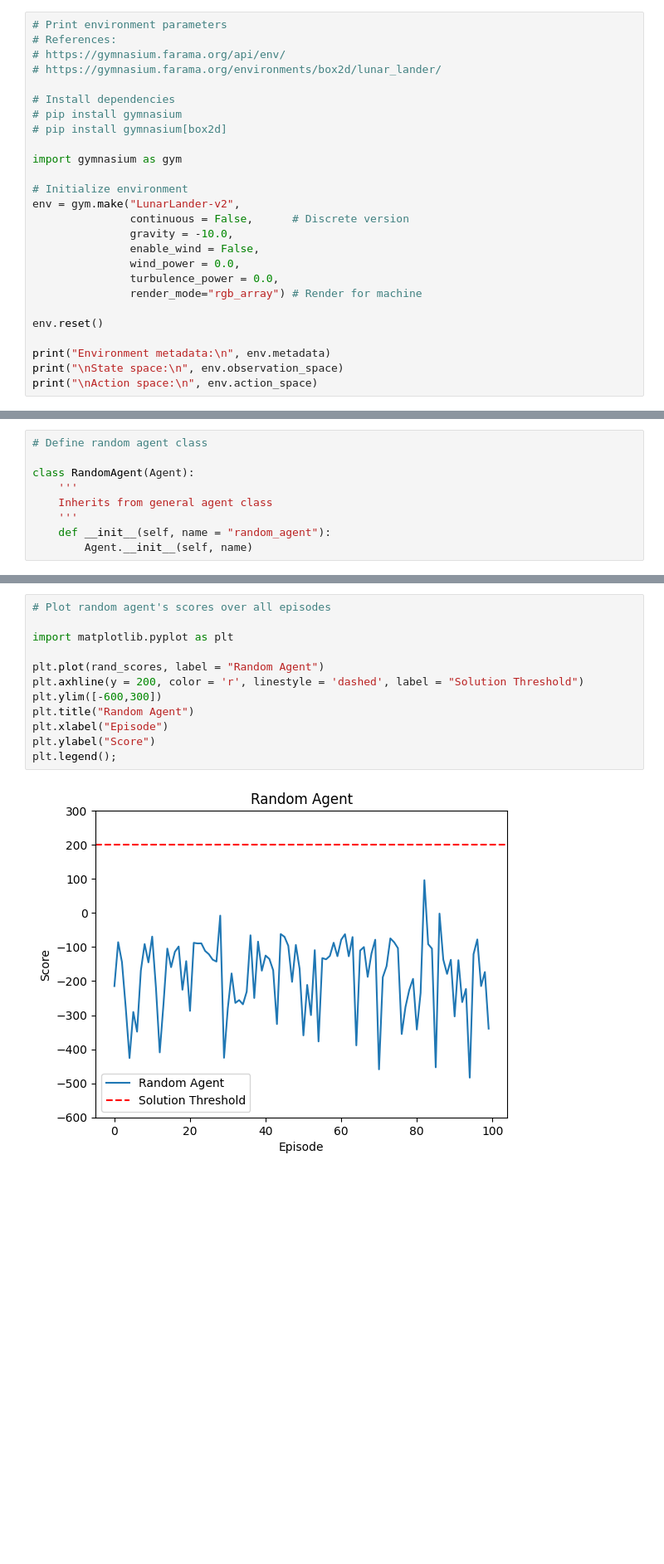
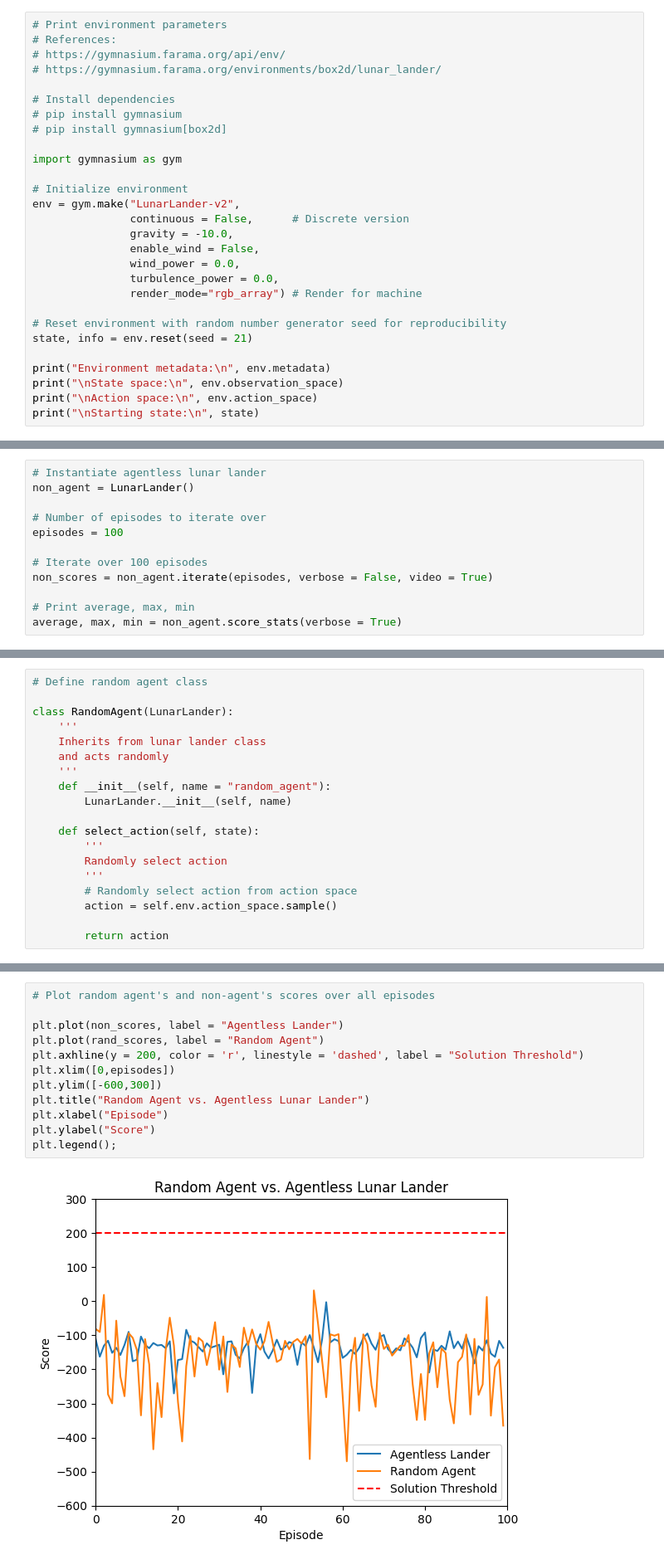
Before and after one commit to jaki9292/rl-project, a Jupyter notebook: project.ipynb, the cells around one changed output, grey strips where cells are left out. Shown at 83% size. Saved outputs shown, nothing was run; the diff lists cells and outputs as text; blank space fills up the shorter version.

Commit message:
add nonagent and tweak reflex agent

```diff
--- a/project.ipynb
+++ b/project.ipynb
@@ -47,11 +47,13 @@ env = gym.make("LunarLander-v2",
                turbulence_power = 0.0,
                render_mode="rgb_array") # Render for machine
 
-env.reset()
+# Reset environment with random number generator seed for reproducibility
+state, info = env.reset(seed = 21)
 
 print("Environment metadata:\n", env.metadata)
 print("\nState space:\n", env.observation_space)
 print("\nAction space:\n", env.action_space)
+print("\nStarting state:\n", state)
 # %% [output]
 Environment metadata:
  {'render_modes': ['human', 'rgb_array'], 'render_fps': 50}
@@ -273,0 +293,12 @@ As previously mentioned, the random agent selects any of the four actions random
+# %%
+# Instantiate agentless lunar lander
+non_agent = LunarLander()
+
+# Number of episodes to iterate over
+episodes = 100
+
+# Iterate over 100 episodes
+non_scores = non_agent.iterate(episodes, verbose = False, video = True)
+
+# Print average, max, min
+average, max, min = non_agent.score_stats(verbose = True)
@@ -274,12 +330,22 @@ As previously mentioned, the random agent selects any of the four actions random
 # %%
 # Define random agent class
 
-class RandomAgent(Agent):
+class RandomAgent(LunarLander):
     '''
-    Inherits from general agent class
+    Inherits from lunar lander class
+    and acts randomly
     '''
     def __init__(self, name = "random_agent"):
-        Agent.__init__(self, name)
+        LunarLander.__init__(self, name)
+
+    def select_action(self, state):
+        '''
+        Randomly select action
+        '''
+        # Randomly select action from action space
+        action = self.env.action_space.sample()
+
+        return action
 # %%
 # Instantiate lunar lander random agent
 rand_agent = RandomAgent()
@@ -299,14 +362,14 @@ Average score: -185.24739203342648; Max: 87.15522119539858; Min: -545.1755528452
 # %%
-# Plot random agent's scores over all episodes
+# Plot random agent's and non-agent's scores over all episodes
 
-import matplotlib.pyplot as plt
-
+plt.plot(non_scores, label = "Agentless Lander")
 plt.plot(rand_scores, label = "Random Agent")
 plt.axhline(y = 200, color = 'r', linestyle = 'dashed', label = "Solution Threshold")
+plt.xlim([0,episodes])
 plt.ylim([-600,300])
-plt.title("Random Agent")
+plt.title("Random Agent vs. Agentless Lunar Lander")
 plt.xlabel("Episode")
 plt.ylabel("Score")
 plt.legend();
 # %% [output]
-[figure, old version]
+[figure, new version]
```
Also changed, not shown: parts of 24 cells of this notebook, 3 other files.
